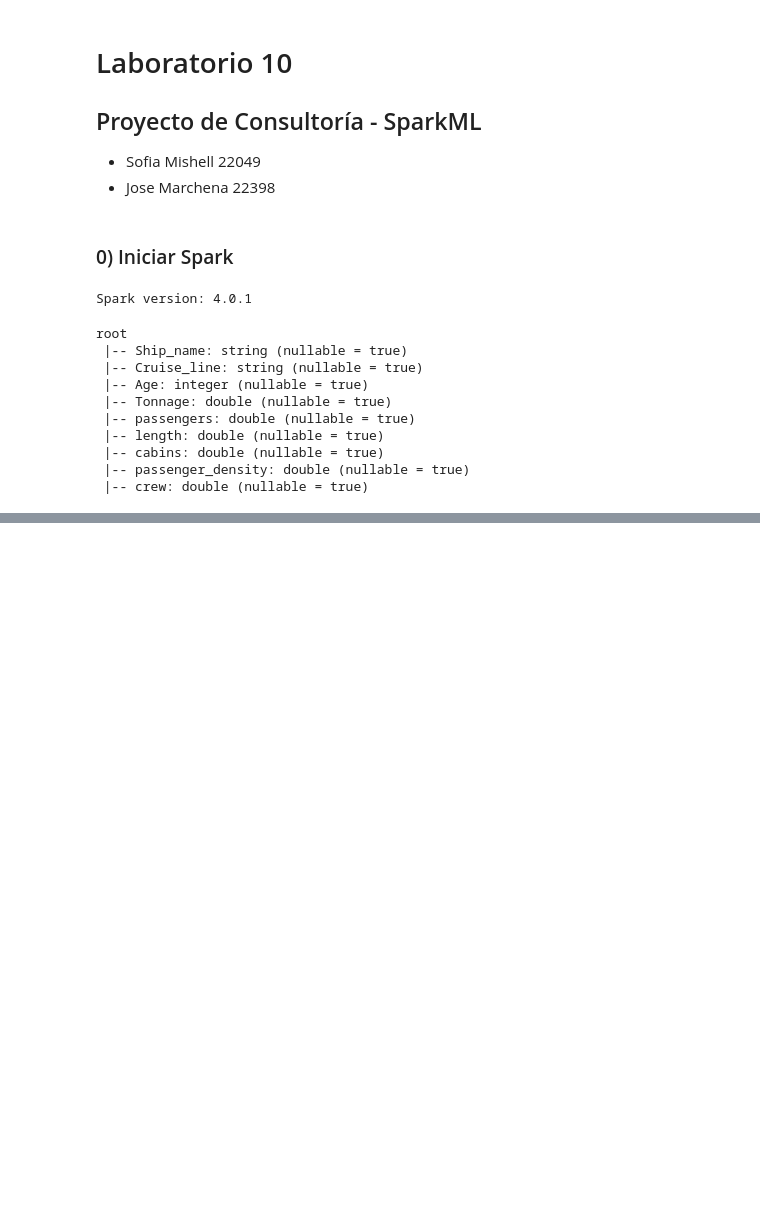
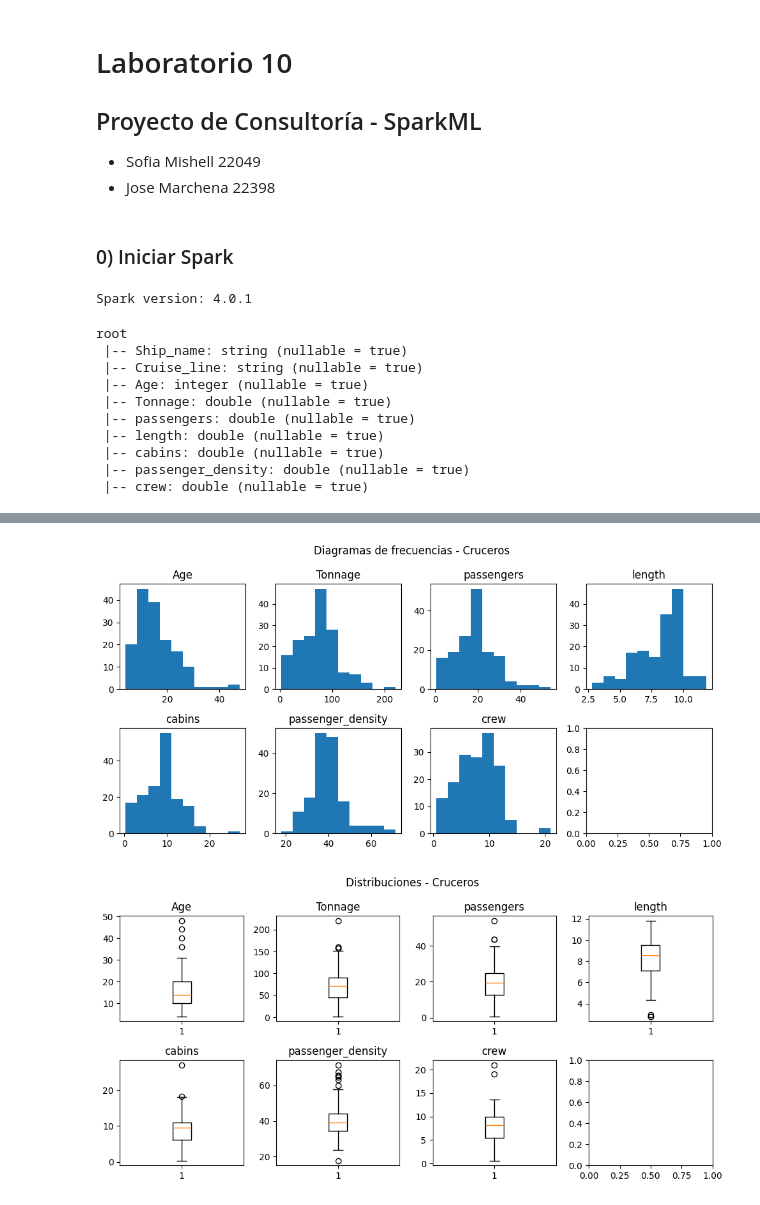
Before and after one commit to MarchMol/Laboratorio_10_DS, a Jupyter notebook: Lab_10.ipynb, the cells around one changed output, grey strips where cells are left out. Drawn from its saved outputs; the diff is of its cells as text; code cells hidden in the pictures; blank space fills up the shorter version.

```diff
--- a/Lab_10.ipynb
+++ b/Lab_10.ipynb
@@ -37,0 +107,34 @@ data_df.describe().show()
+# %%
+from matplotlib import pyplot as plt
+import seaborn as sns
+
+# Columnas numericas
+cols =data_df.columns
+cols.remove("Ship_name")
+cols.remove("Cruise_line")
+
+# Conversion a pandas
+pandas_df = data_df.select(cols).toPandas()
+
+# Histogramas
+fig, ax = plt.subplots(2,4,figsize=(10,5))
+fig.suptitle("Diagramas de frecuencias - Cruceros")
+axes = ax.flatten()
+for i, c in enumerate(cols):
+    axes[i].set_title(f"{c}")
+    axes[i].hist(pandas_df[c])
+plt.tight_layout()
+plt.show()
+
+# Boxplots
+fig, ax = plt.subplots(2,4,figsize=(10,5))
+fig.suptitle("Distribuciones - Cruceros")
+axes = ax.flatten()
+for i, c in enumerate(cols):
+    axes[i].set_title(f"{c}")
+    axes[i].boxplot(pandas_df[c])
+plt.tight_layout()
+plt.show()
+# %% [output]
+[figure, added]
+[figure, added]
```
Also changed, not shown: parts of 16 cells of this notebook, 1 other file.
